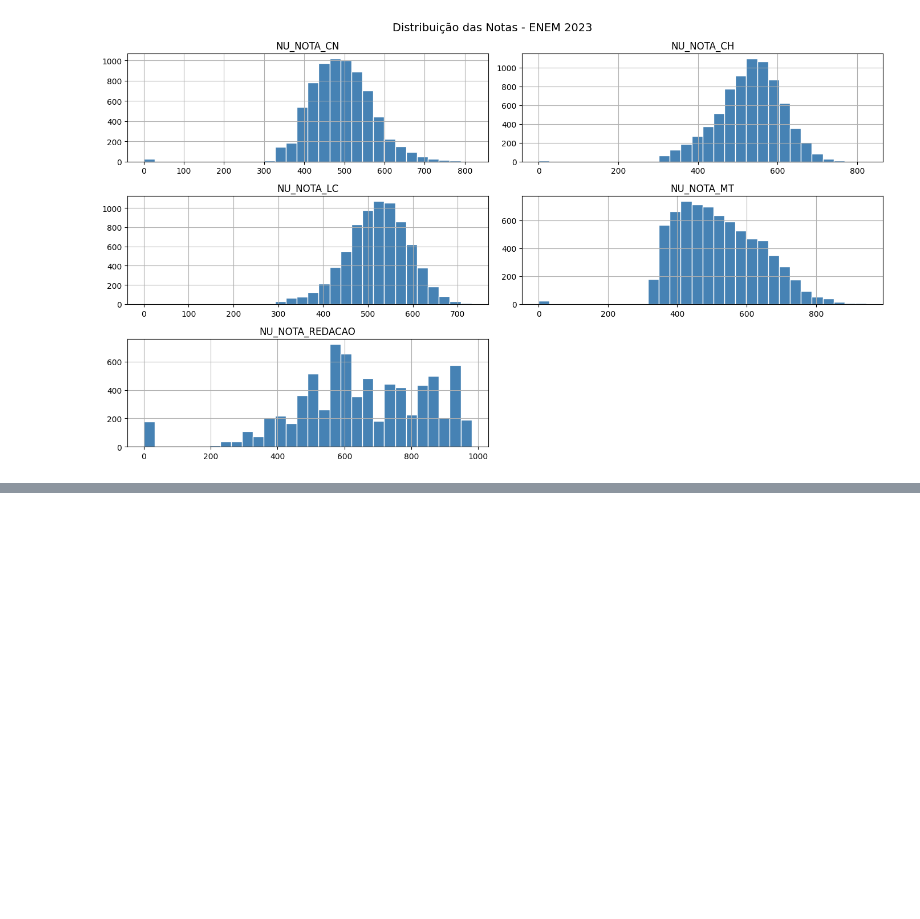
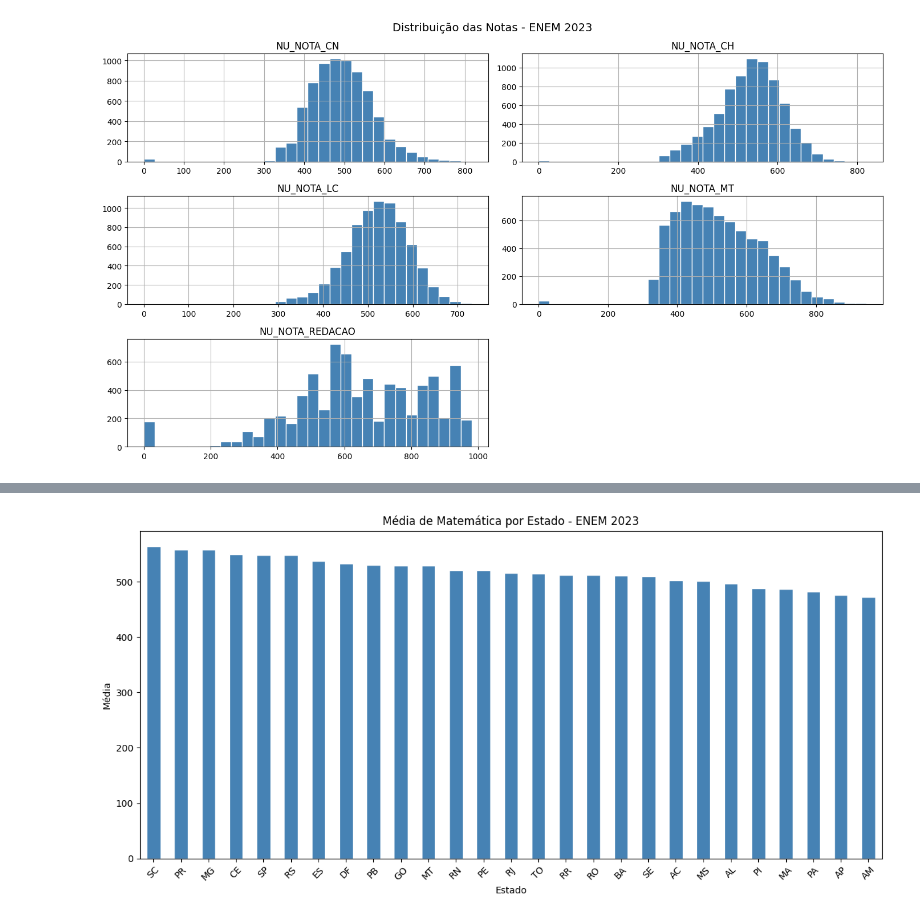
Before and after one commit to uszori/analisador-dados-ia, a Jupyter notebook: notebooks/exploracao.ipynb, the cells around one changed output, grey strips where cells are left out. Saved outputs shown, nothing was run; the diff lists cells and outputs as text; code cells hidden in the pictures; blank space fills up the shorter version.

Commit message:
analise por estado e renda familiar

```diff
--- a/notebooks/exploracao.ipynb
+++ b/notebooks/exploracao.ipynb
@@ -52,0 +53,3 @@ plt.show()
+# %%
+colunas_notas = ['NU_NOTA_CN', 'NU_NOTA_CH', 'NU_NOTA_LC', 'NU_NOTA_MT', 'NU_NOTA_REDACAO']
+df[colunas_notas].isnull().sum()
@@ -52,0 +63,6 @@ plt.show()
+# %%
+df_limpo = df.dropna(subset=colunas_notas)
+df_limpo = df_limpo[df_limpo[colunas_notas].min(axis=1) > 0]
+
+print(f"Antes: {len(df)} candidatos")
+print(f"Depois: {len(df_limpo)} candidatos")
@@ -52,0 +72,4 @@ plt.show()
+# %%
+media_por_estado = df_limpo.groupby('SG_UF_PROVA')['NU_NOTA_MT'].mean().sort_values(ascending=False)
+
+print(media_por_estado)
@@ -52,0 +94,13 @@ plt.show()
+# %%
+import matplotlib.pyplot as plt
+
+plt.figure(figsize=(12, 6))
+media_por_estado.plot(kind='bar', color='steelblue', edgecolor='white')
+plt.title('Média de Matemática por Estado - ENEM 2023')
+plt.xlabel('Estado')
+plt.ylabel('Média')
+plt.xticks(rotation=45)
+plt.tight_layout()
+plt.show()
+# %% [output]
+[figure, added]
```
Also changed, not shown: parts of 4 cells of this notebook.
